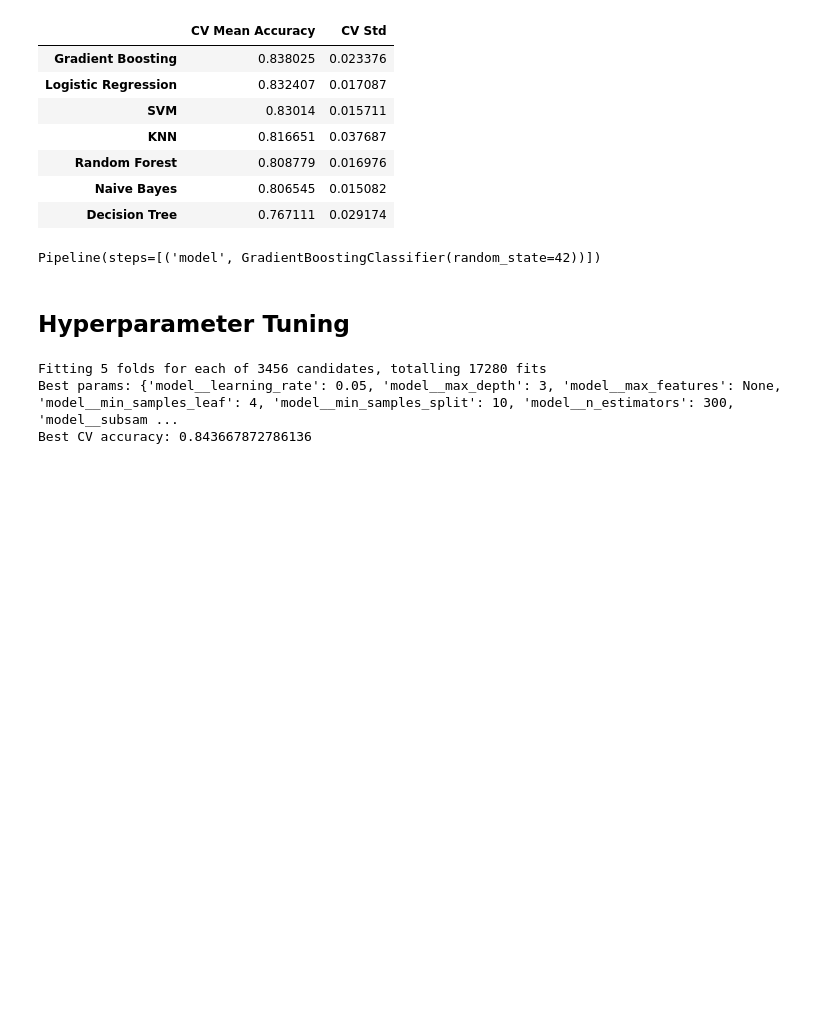
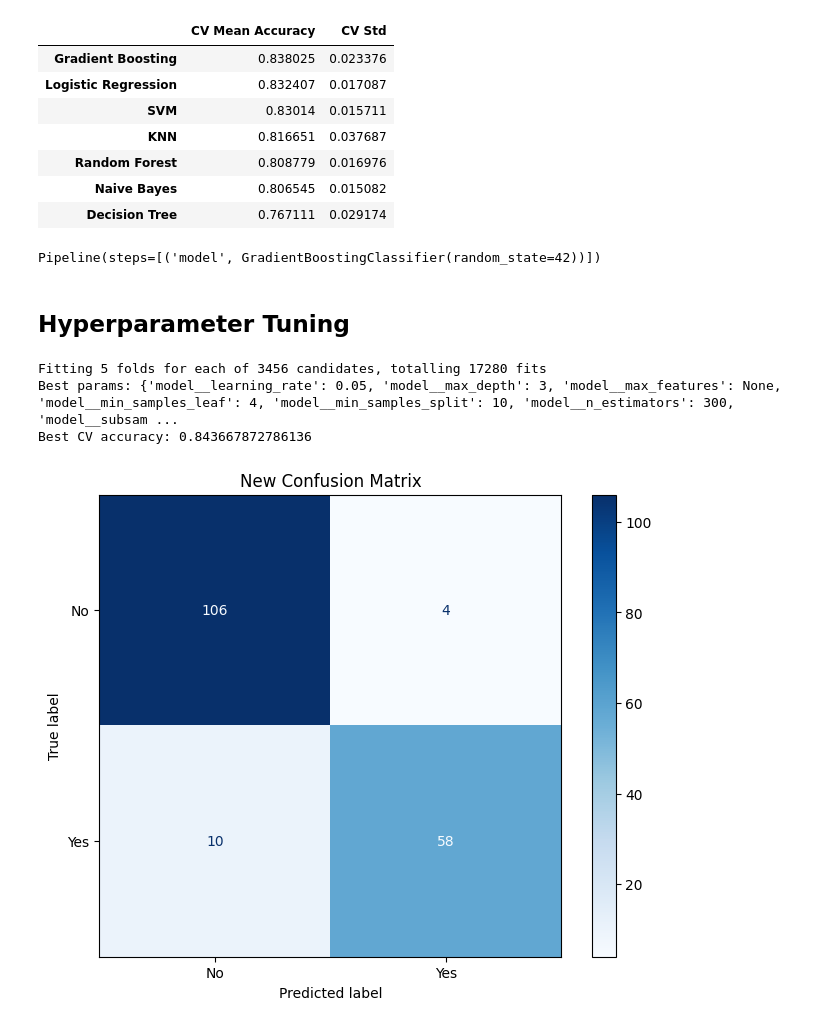
Before and after one commit to AkmalFazli27/Titanic-Prediction, a Jupyter notebook: notebook/titanic.ipynb, the cells around one changed output. Cells and saved outputs as stored; diff of their text form; code cells hidden in the pictures; blank space fills up the shorter version.

Commit message:
Created confusion matrix after cross validation and hyperparameter tuning

```diff
--- a/notebook/titanic.ipynb
+++ b/notebook/titanic.ipynb
@@ -487,3 +487,21 @@ best_model_tuned = grid_search.best_estimator_
 Fitting 5 folds for each of 3456 candidates, totalling 17280 fits
 Best params: {'model__learning_rate': 0.05, 'model__max_depth': 3, 'model__max_features': None, 'model__min_samples_leaf': 4, 'model__min_samples_split': 10, 'model__n_estimators': 300, 'model__subsam ...
 Best CV accuracy: 0.843667872786136
+# %%
+fig, ax = plt.subplots(figsize=(8, 6))
+ConfusionMatrixDisplay.from_estimator(
+    best_model_tuned,
+    X_valid,
+    y_valid,
+    cmap="Blues",
+    display_labels=["No", "Yes"],
+    ax=ax
+)
+plt.title(f"New Confusion Matrix")
+plt.show()
+
+y_pred_valid = best_model.predict(X_valid)
+cm = confusion_matrix(y_valid, y_pred_valid)
+tn, fp, fn, tp = cm.ravel()
+# %% [output]
+[figure, added]
```
